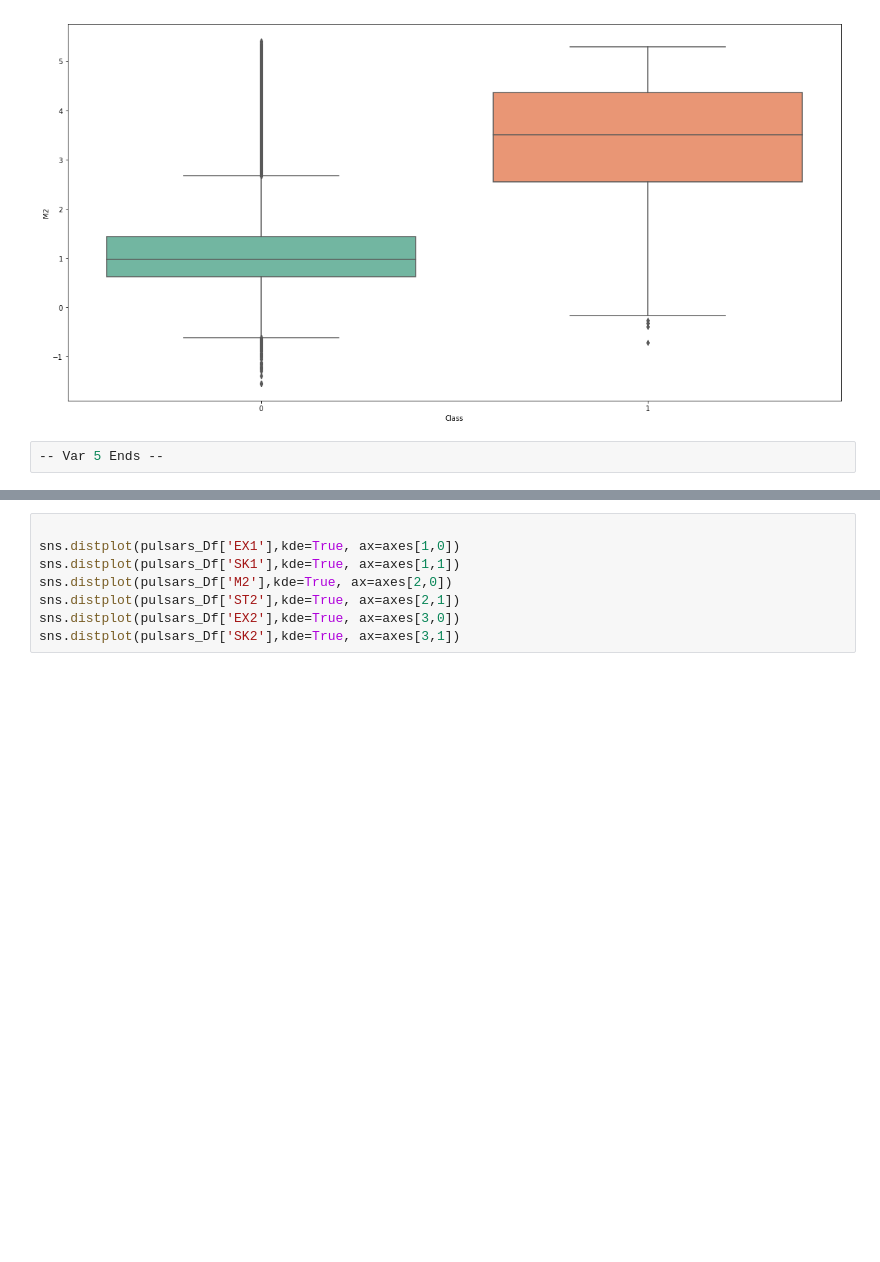
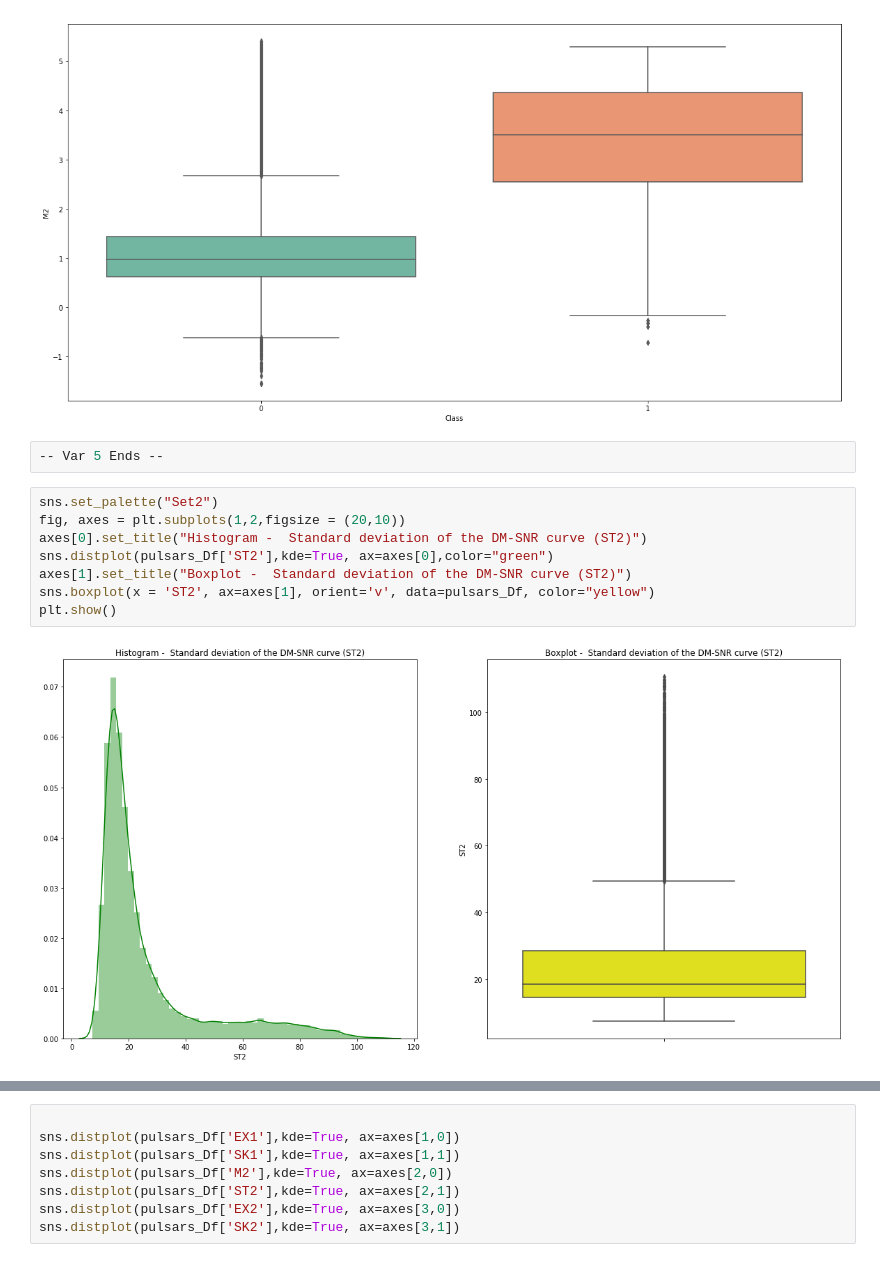
Before and after one commit to nhendersonkuns/awesomedataminers, a Jupyter notebook: pulsars.ipynb, the cells around one changed output, grey strips where cells are left out. Cells and saved outputs as stored; diff of their text form; blank space fills up the shorter version.

```diff
--- a/pulsars.ipynb
+++ b/pulsars.ipynb
@@ -337,3 +337,13 @@ plt.show()
 [figure]
 # %%
 -- Var 5 Ends --
+# %%
+sns.set_palette("Set2")
+fig, axes = plt.subplots(1,2,figsize = (20,10))
+axes[0].set_title("Histogram -  Standard deviation of the DM-SNR curve (ST2)")
+sns.distplot(pulsars_Df['ST2'],kde=True, ax=axes[0],color="green")
+axes[1].set_title("Boxplot -  Standard deviation of the DM-SNR curve (ST2)")
+sns.boxplot(x = 'ST2', ax=axes[1], orient='v', data=pulsars_Df, color="yellow")
+plt.show()
+# %% [output]
+[figure, added]
```
Also changed, not shown: parts of 8 cells of this notebook.
